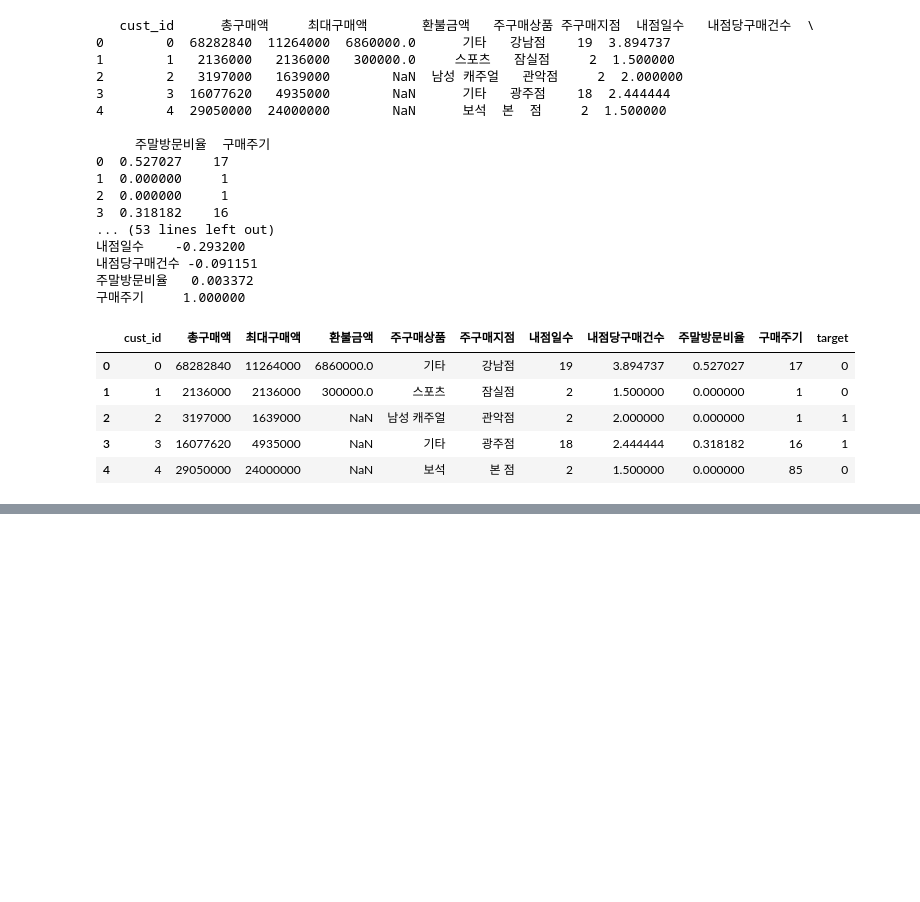
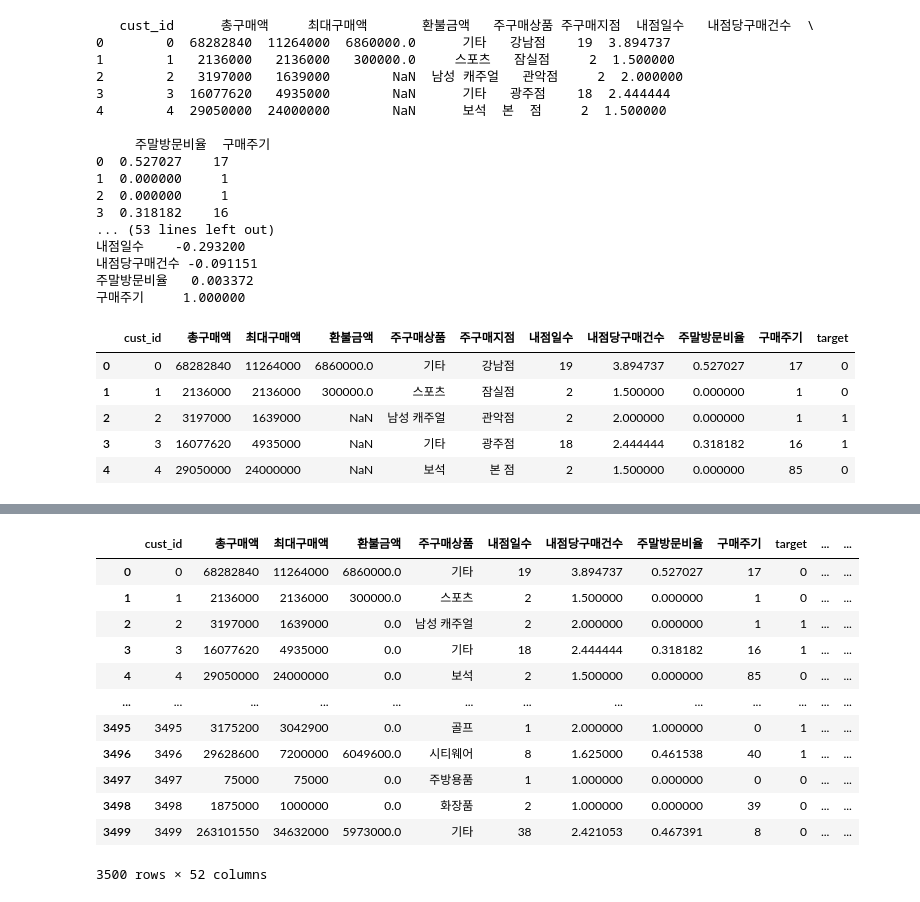
Before and after one commit to hiroykim/bda-test, a Jupyter notebook: src/examp3-2.ipynb, the cells around one changed output, grey strips where cells are left out. Saved outputs shown, nothing was run; the diff lists cells and outputs as text; code cells hidden in the pictures; blank space fills up the shorter version.

```diff
--- a/src/examp3-2.ipynb
+++ b/src/examp3-2.ipynb
@@ -75,0 +137,17 @@ bar_chart('주구매지점')
+# %%
+X_all=pd.merge(X_all, df_tmp, on='cust_id')
+X_all
+# %% [output]
+|  | cust_id | 총구매액 | 최대구매액 | 환불금액 | 주구매상품 | 내점일수 | 내점당구매건수 | 주말방문비율 | 구매주기 | target | ... | ... |
+| 0 | 0 | 68282840 | 11264000 | 6860000.0 | 기타 | 19 | 3.894737 | 0.527027 | 17 | 0 | ... | ... |
+| 1 | 1 | 2136000 | 2136000 | 300000.0 | 스포츠 | 2 | 1.500000 | 0.000000 | 1 | 0 | ... | ... |
+| 2 | 2 | 3197000 | 1639000 | 0.0 | 남성 캐주얼 | 2 | 2.000000 | 0.000000 | 1 | 1 | ... | ... |
+| 3 | 3 | 16077620 | 4935000 | 0.0 | 기타 | 18 | 2.444444 | 0.318182 | 16 | 1 | ... | ... |
+| 4 | 4 | 29050000 | 24000000 | 0.0 | 보석 | 2 | 1.500000 | 0.000000 | 85 | 0 | ... | ... |
+| ... | ... | ... | ... | ... | ... | ... | ... | ... | ... | ... | ... | ... |
+| 3495 | 3495 | 3175200 | 3042900 | 0.0 | 골프 | 1 | 2.000000 | 1.000000 | 0 | 1 | ... | ... |
+| 3496 | 3496 | 29628600 | 7200000 | 6049600.0 | 시티웨어 | 8 | 1.625000 | 0.461538 | 40 | 1 | ... | ... |
+| 3497 | 3497 | 75000 | 75000 | 0.0 | 주방용품 | 1 | 1.000000 | 0.000000 | 0 | 0 | ... | ... |
+| 3498 | 3498 | 1875000 | 1000000 | 0.0 | 화장품 | 2 | 1.000000 | 0.000000 | 39 | 0 | ... | ... |
+| 3499 | 3499 | 263101550 | 34632000 | 5973000.0 | 기타 | 38 | 2.421053 | 0.467391 | 8 | 0 | ... | ... |
+3500 rows × 52 columns
```
Also changed, not shown: parts of 13 cells of this notebook, 1 other file.
